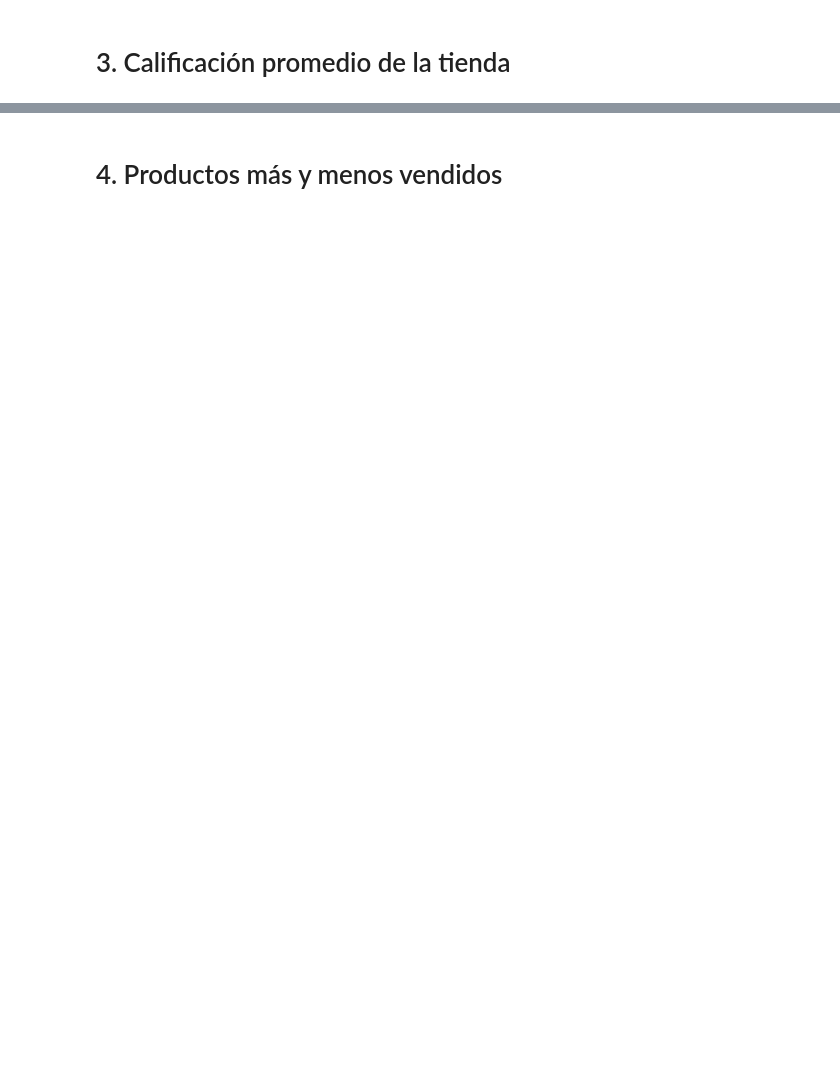
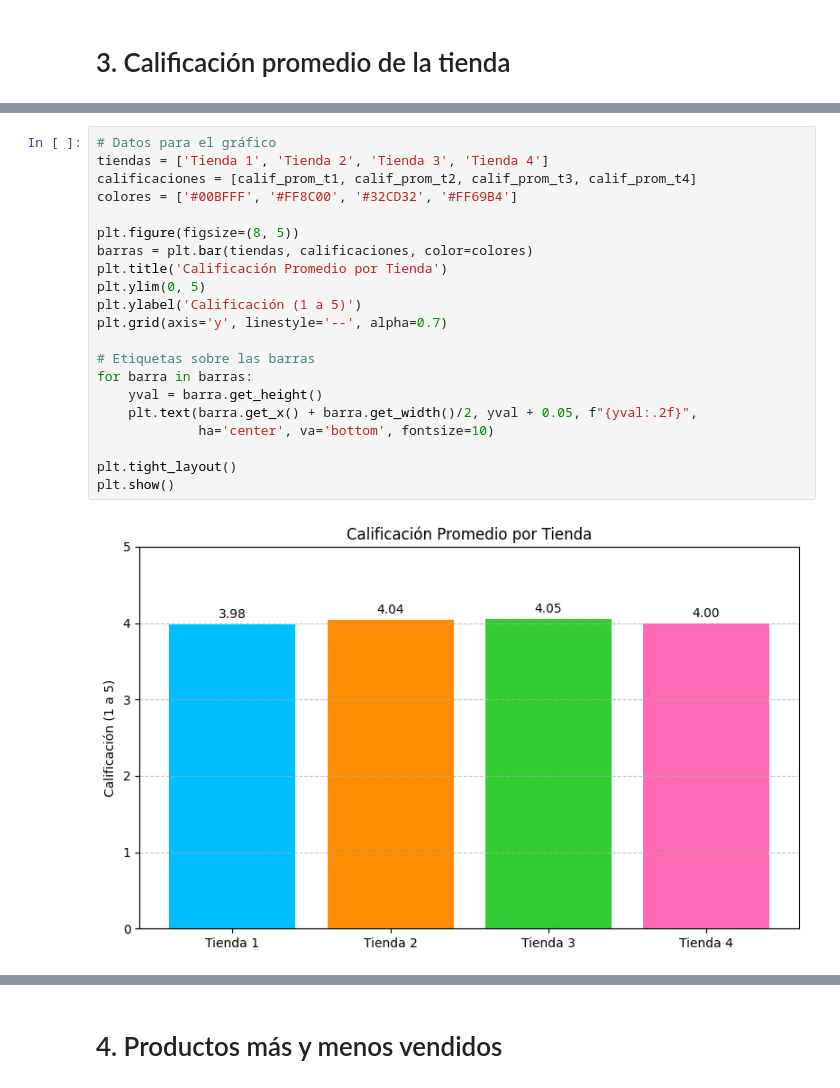
Before and after one commit to sandrazuniga/alura_store_challenge, a Jupyter notebook: AluraStoreLatam.ipynb, the cells around one changed output, grey strips where cells are left out. Drawn from its saved outputs; the diff is of its cells as text; blank space fills up the shorter version.

```diff
--- a/AluraStoreLatam.ipynb
+++ b/AluraStoreLatam.ipynb
@@ -69,0 +155,23 @@ plt.show()
+# %%
+# Datos para el gráfico
+tiendas = ['Tienda 1', 'Tienda 2', 'Tienda 3', 'Tienda 4']
+calificaciones = [calif_prom_t1, calif_prom_t2, calif_prom_t3, calif_prom_t4]
+colores = ['#00BFFF', '#FF8C00', '#32CD32', '#FF69B4']
+
+plt.figure(figsize=(8, 5))
+barras = plt.bar(tiendas, calificaciones, color=colores)
+plt.title('Calificación Promedio por Tienda')
+plt.ylim(0, 5)
+plt.ylabel('Calificación (1 a 5)')
+plt.grid(axis='y', linestyle='--', alpha=0.7)
+
+# Etiquetas sobre las barras
+for barra in barras:
+    yval = barra.get_height()
+    plt.text(barra.get_x() + barra.get_width()/2, yval + 0.05, f"{yval:.2f}",
+             ha='center', va='bottom', fontsize=10)
+
+plt.tight_layout()
+plt.show()
+# %% [output]
+[figure, added]
```
Also changed, not shown: parts of 10 cells of this notebook.
